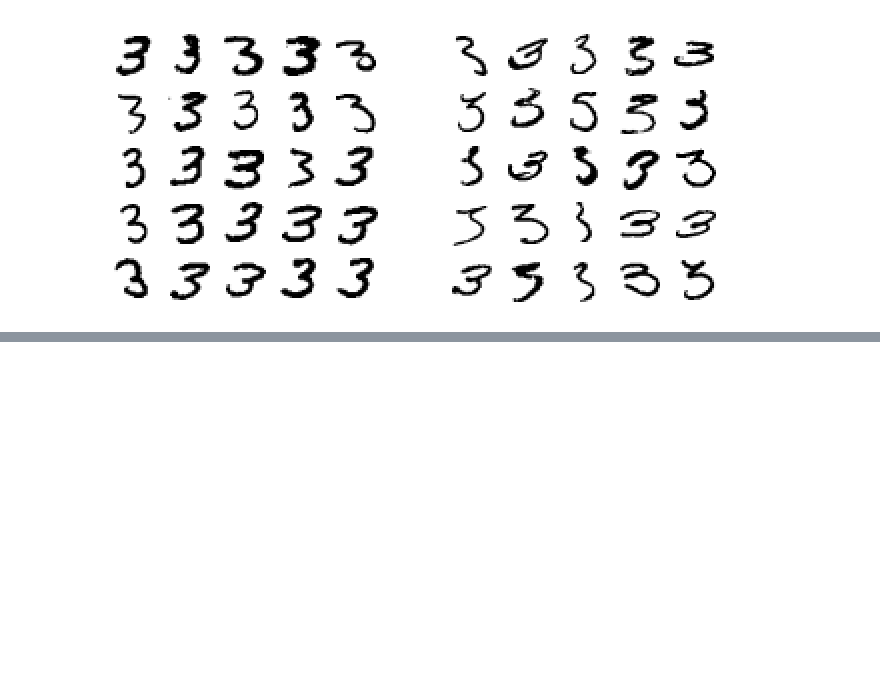
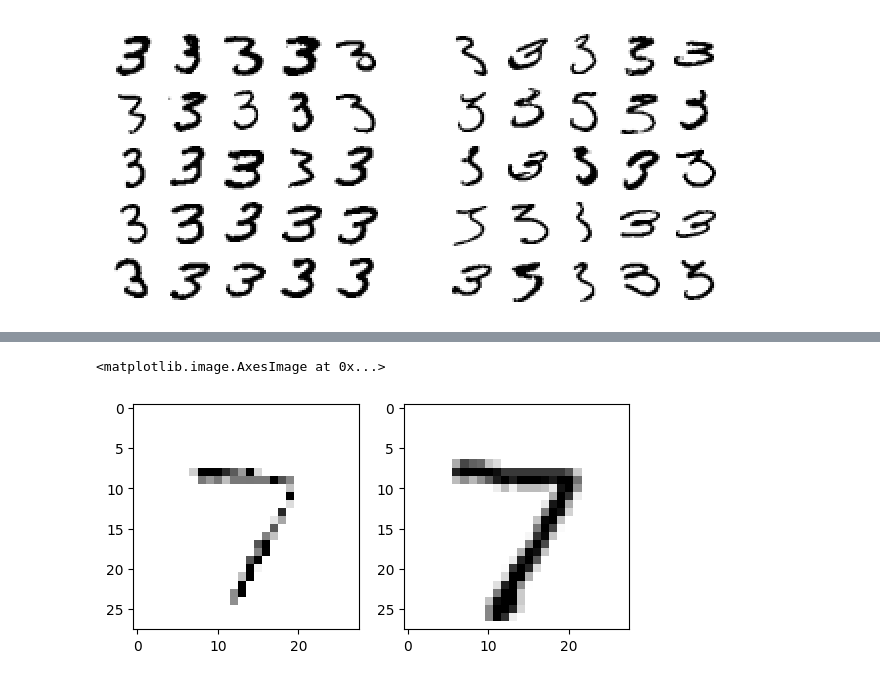
Before and after one commit to zqTheDesigner/reading_hands-on-machine-learning-with-scikit-learn-keras-tensorflow, a Jupyter notebook: CH-3 Classification.ipynb, the cells around one changed output, grey strips where cells are left out. Drawn from its saved outputs; the diff is of its cells as text; code cells hidden in the pictures; blank space fills up the shorter version.

```diff
--- a/CH-3 Classification.ipynb
+++ b/CH-3 Classification.ipynb
@@ -261,0 +328,10 @@ plt.subplot(222); plot_digits(X_ab[:25], images_per_row = 5)
+# %%
+clean_digit = knn_clf.predict([X_test.iloc[0]])
+# %%
+fig, axs = plt.subplots(ncols=2)
+
+axs[0].imshow(clean_digit[0].reshape(28,28), cmap="binary")
+axs[1].imshow(X_test.iloc[0].values.reshape(28,28), cmap='binary')
+# %% [output]
+<matplotlib.image.AxesImage at 0x...>
+[figure, added]
```
Also changed, not shown: parts of 10 cells of this notebook, 3 other files.
